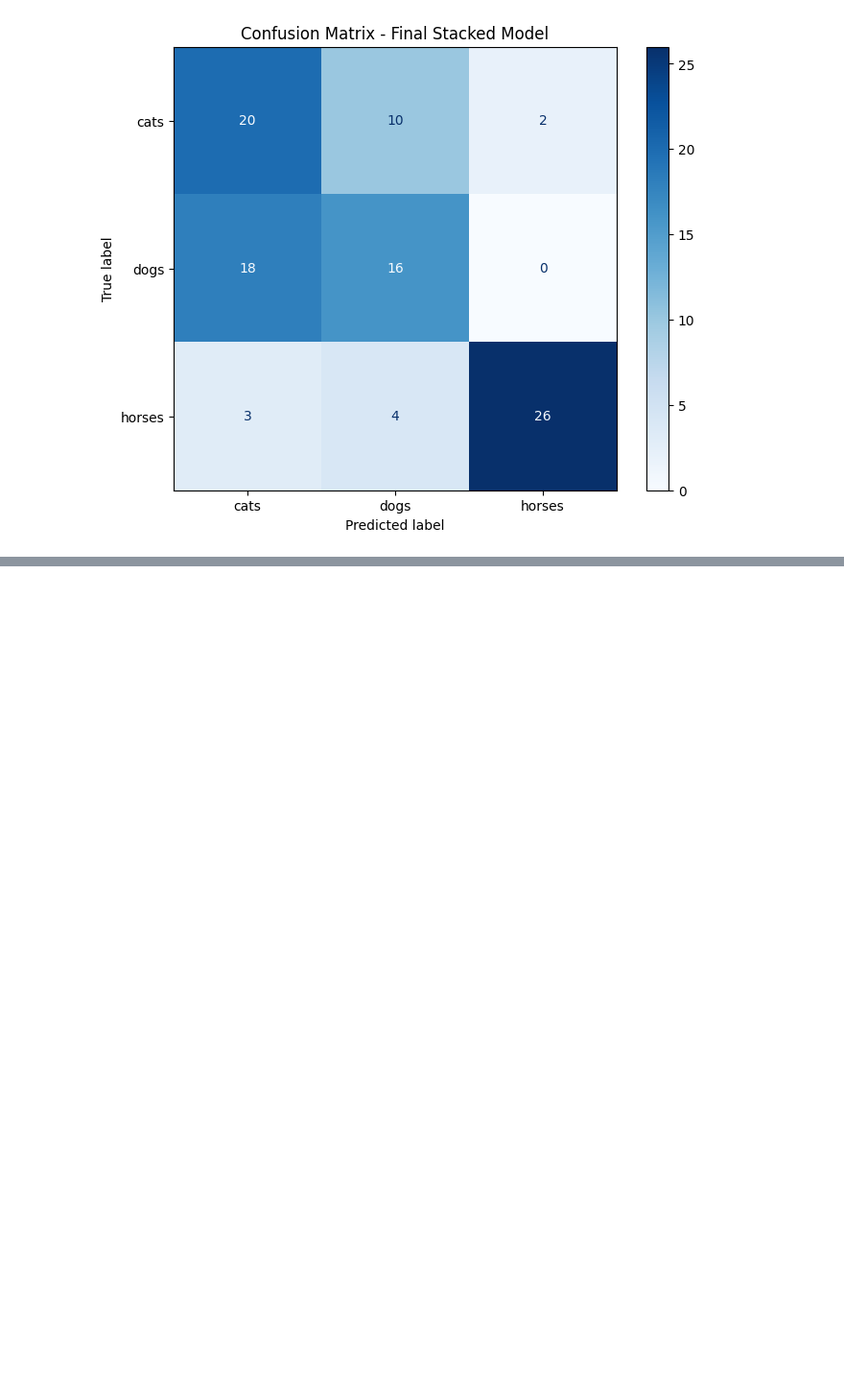
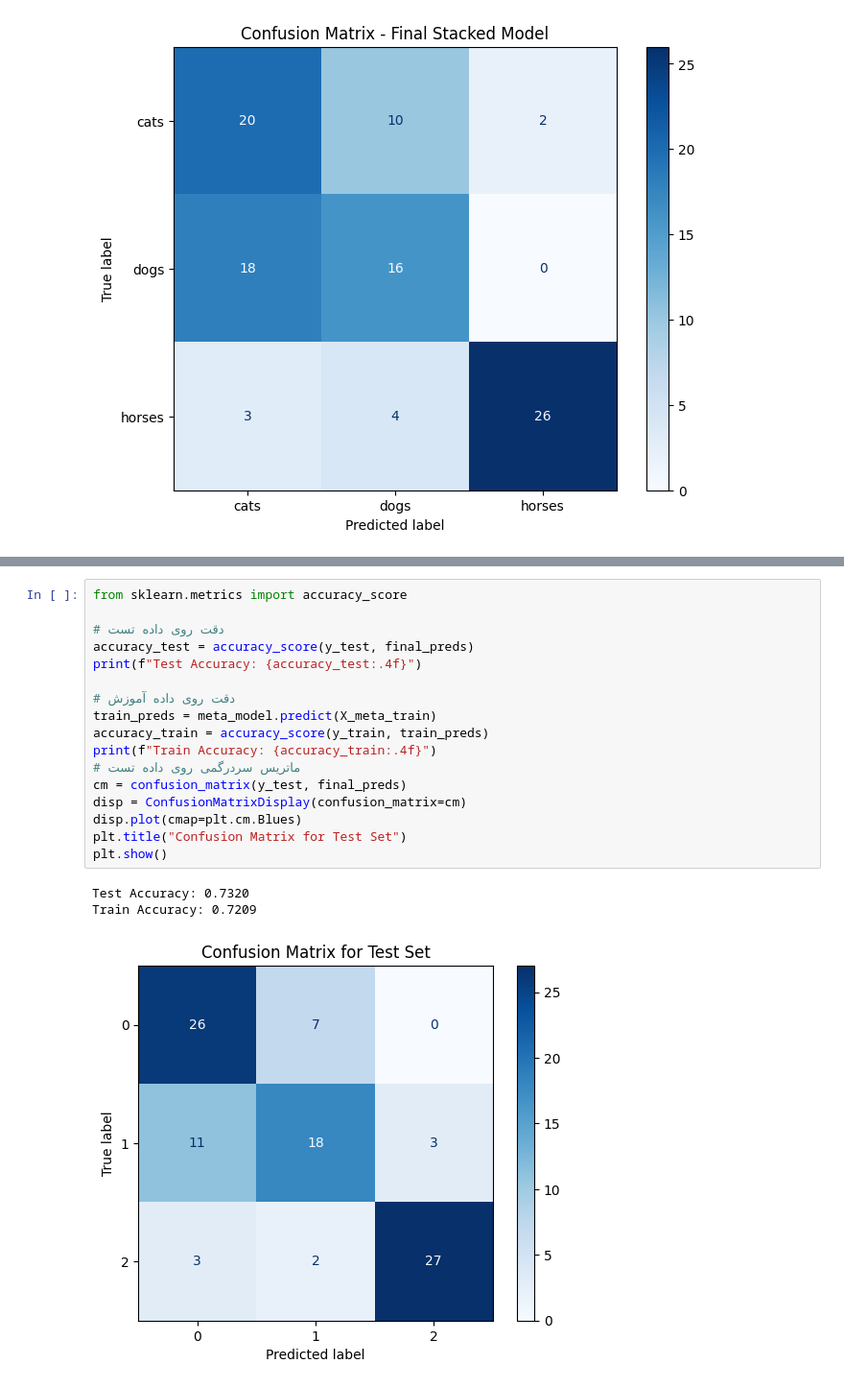
Before and after one commit to StuckInAnEndlessFebruary/stacked-learner, a Jupyter notebook: StackedLearner.ipynb, the cells around one changed output, grey strips where cells are left out. Shown at 96% size. Saved outputs shown, nothing was run; the diff lists cells and outputs as text; blank space fills up the shorter version.

```diff
--- a/StackedLearner.ipynb
+++ b/StackedLearner.ipynb
@@ -606,0 +683,21 @@ weighted avg       0.65      0.63      0.63        99
+# %%
+from sklearn.metrics import accuracy_score
+
+# دقت روی داده تست
+accuracy_test = accuracy_score(y_test, final_preds)
+print(f"Test Accuracy: {accuracy_test:.4f}")
+
+# دقت روی داده آموزش
+train_preds = meta_model.predict(X_meta_train)
+accuracy_train = accuracy_score(y_train, train_preds)
+print(f"Train Accuracy: {accuracy_train:.4f}")
+# ماتریس سردرگمی روی داده تست
+cm = confusion_matrix(y_test, final_preds)
+disp = ConfusionMatrixDisplay(confusion_matrix=cm)
+disp.plot(cmap=plt.cm.Blues)
+plt.title("Confusion Matrix for Test Set")
+plt.show()
+# %% [output]
+Test Accuracy: 0.7320
+Train Accuracy: 0.7209
+[figure, added]
```
Also changed, not shown: parts of 4 cells of this notebook.
